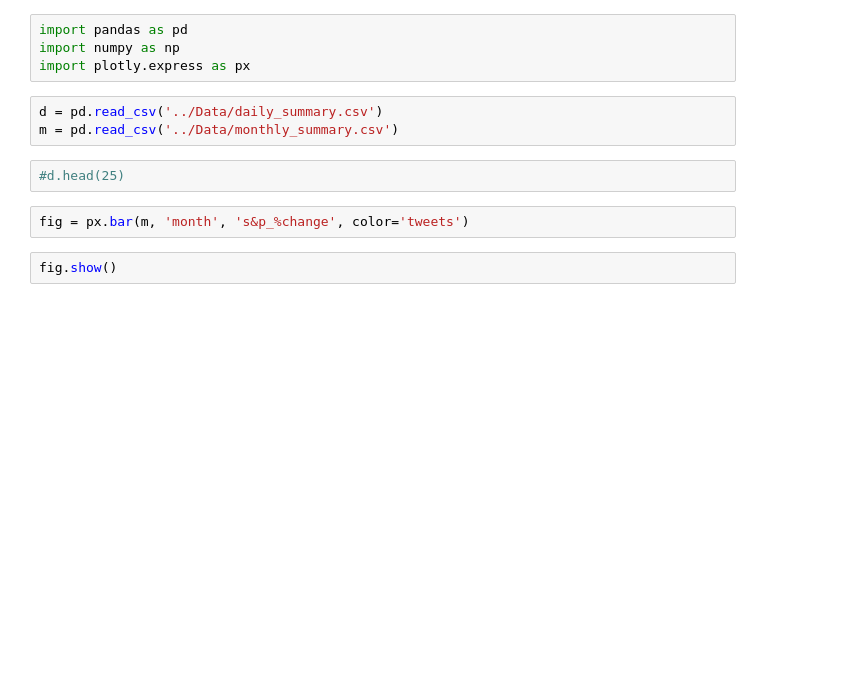
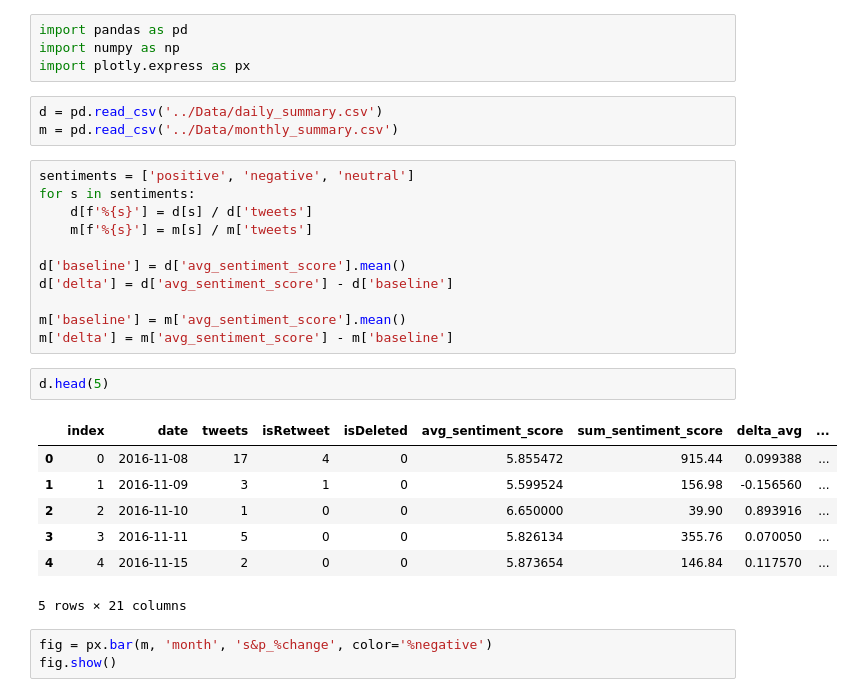
Before and after one commit to jaysueno/group_bestest_guys, a Jupyter notebook: Notebooks/gspc.ipynb, the cells around one changed output. Cells and saved outputs as stored; diff of their text form; blank space fills up the shorter version.

```diff
--- a/Notebooks/gspc.ipynb
+++ b/Notebooks/gspc.ipynb
@@ -5,12 +5,30 @@ import plotly.express as px
 # %%
 d = pd.read_csv('../Data/daily_summary.csv')
 m = pd.read_csv('../Data/monthly_summary.csv')
-# %%
-#d.head(25)
+# %%
+sentiments = ['positive', 'negative', 'neutral']
+for s in sentiments:
+    d[f'%{s}'] = d[s] / d['tweets']
+    m[f'%{s}'] = m[s] / m['tweets']
+
+d['baseline'] = d['avg_sentiment_score'].mean()
+d['delta'] = d['avg_sentiment_score'] - d['baseline']
+
+m['baseline'] = m['avg_sentiment_score'].mean()
+m['delta'] = m['avg_sentiment_score'] - m['baseline']
+# %%
+d.head(5)
+# %% [output]
+|  | index | date | tweets | isRetweet | isDeleted | avg_sentiment_score | sum_sentiment_score | delta_avg | ... |
+| 0 | 0 | 2016-11-08 | 17 | 4 | 0 | 5.855472 | 915.44 | 0.099388 | ... |
+| 1 | 1 | 2016-11-09 | 3 | 1 | 0 | 5.599524 | 156.98 | -0.156560 | ... |
+| 2 | 2 | 2016-11-10 | 1 | 0 | 0 | 6.650000 | 39.90 | 0.893916 | ... |
+| 3 | 3 | 2016-11-11 | 5 | 0 | 0 | 5.826134 | 355.76 | 0.070050 | ... |
+| 4 | 4 | 2016-11-15 | 2 | 0 | 0 | 5.873654 | 146.84 | 0.117570 | ... |
+5 rows × 21 columns
 # %%
-fig = px.bar(m, 'month', 's&p_%change', color='tweets')
+fig = px.bar(m, 'month', 's&p_%change', color='%negative')
+fig.show()
-# %%
-fig.show()
 # %%
 import plotly.graph_objects as go
 from plotly.subplots import make_subplots
```
Also changed, not shown: parts of 1 cell of this notebook.
